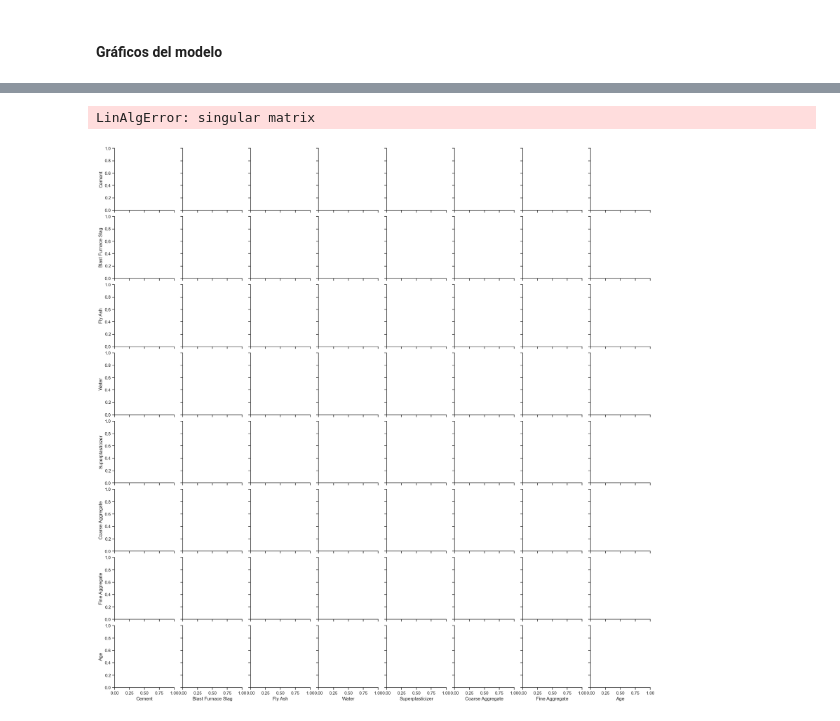
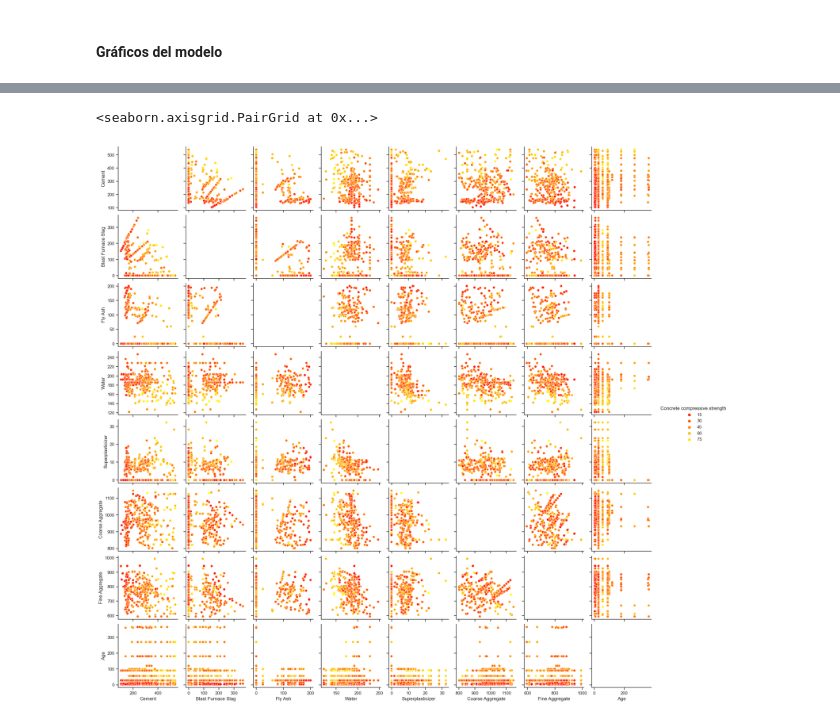
Before and after one commit to antosource/CursoDataScience, a Jupyter notebook: MachineLearning/1/Taller/Taller.ipynb, the cells around one changed output, grey strips where cells are left out. Drawn from its saved outputs; the diff is of its cells as text; code cells hidden in the pictures.

```diff
--- a/MachineLearning/1/Taller/Taller.ipynb
+++ b/MachineLearning/1/Taller/Taller.ipynb
@@ -28,6 +28,7 @@ plt.rcParams["figure.figsize"] = (10, 6) # Tamaño gráficos
 plt.rcParams["figure.dpi"] = 100 # resolución gráficos
 # %%
 df = pd.read_csv('compresive_strength_concrete.csv')
+df2=df
 df.head()
 # %% [output]
 |  | Cement (component 1)(kg in a m^3 ... | Blast Furnace Slag (component 2)(... | Fly Ash (component 3)(kg in a m^3... | Water (component 4)(kg in a m^3 m... | ... |
@@ -217,6 +234,8 @@ WARNING: p-values calculated in this manner behave correctly for un-penalized mo
 # %%
+from matplotlib.pyplot import hist
+
 sns.set(style="ticks")
-sns.pairplot(df, hue="Concrete compressive strength")
+sns.pairplot(df2, hue="Concrete compressive strength", diag_kind=hist, palette='autumn')
 # %% [output]
-LinAlgError: singular matrix
+<seaborn.axisgrid.PairGrid at 0x...>
-[figure, old version]
+[figure, new version]
```
Also changed, not shown: parts of 4 cells of this notebook.
